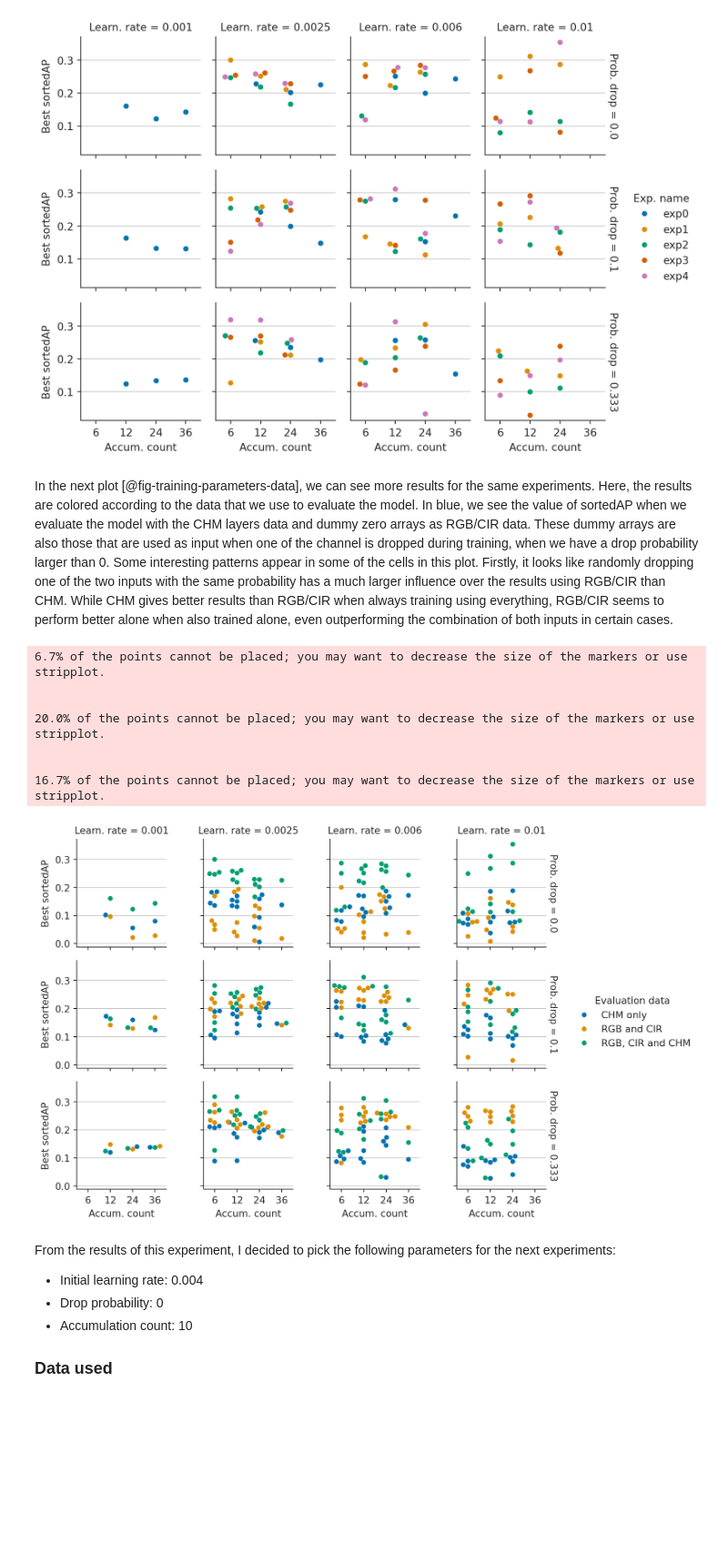
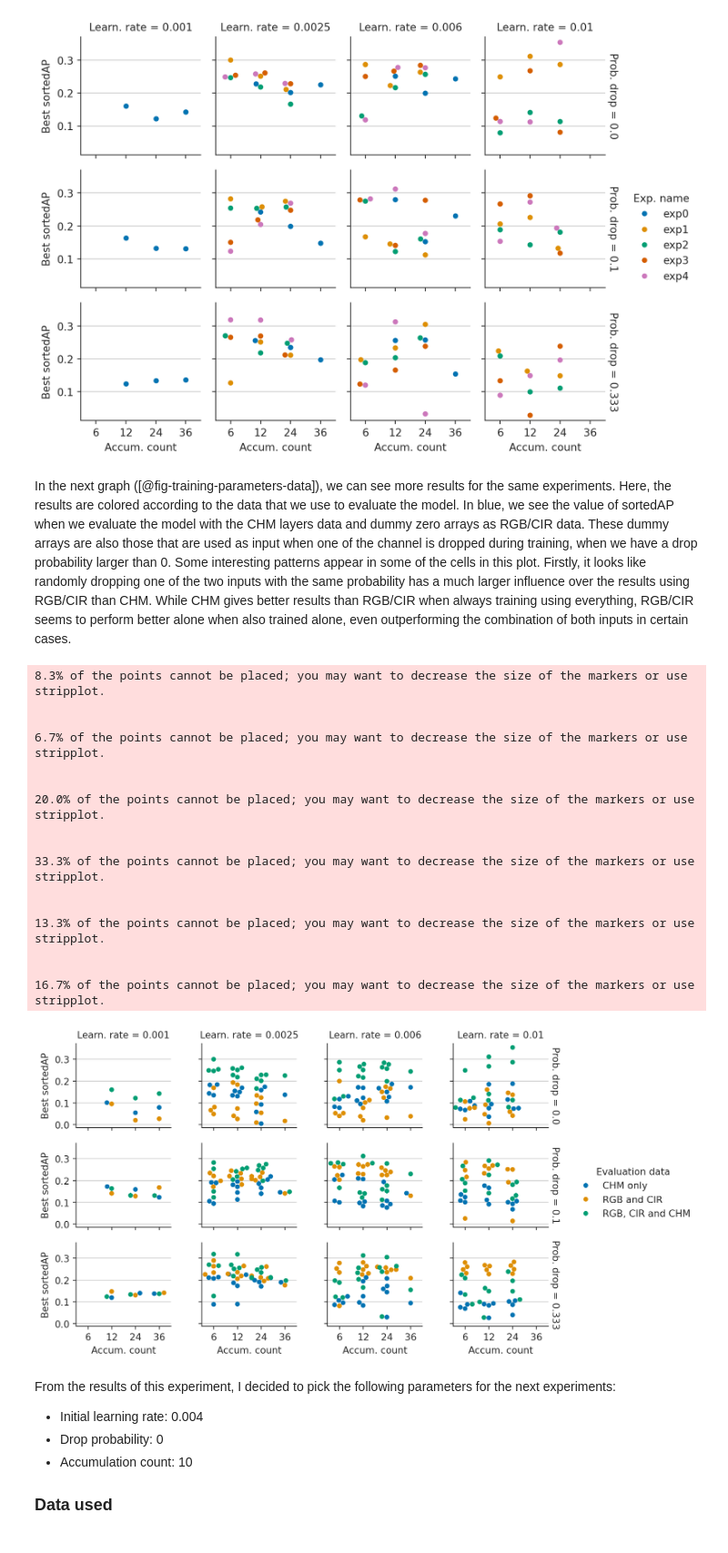
Before and after one commit to ZokszY/Geodan-internship-report, a Jupyter notebook: index.embed.ipynb, the cells around one changed output. Shown at 91% size. Drawn from its saved outputs; the diff is of its cells as text; code cells hidden in the pictures; blank space fills up the shorter version.

```diff
--- a/index.embed.ipynb
+++ b/index.embed.ipynb
@@ -299,46 +301,57 @@ sns.catplot(
 # %% [output]
 [figure]
 # %% [markdown]
-In the next plot \[@fig-training-parameters-data\], we can see more results for the same experiments. Here, the results are colored according to the data that we use to evaluate the model. In blue, we see the value of sortedAP when we evaluate the model with the CHM layers data and dummy zero arrays as RGB/CIR data. These dummy arrays are also those that are used as input when one of the channel is dropped during training, when we have a drop probability larger than 0. Some interesting patterns appear in some of the cells in this plot. Firstly, it looks like randomly dropping one of the two inputs with the same probability has a much larger influence over the results using RGB/CIR than CHM. While CHM gives better results than RGB/CIR when always training using everything, RGB/CIR seems to perform better alone when also trained alone, even outperforming the combination of both inputs in certain cases.
+In the next graph (\[@fig-training-parameters-data\]), we can see more results for the same experiments. Here, the results are colored according to the data that we use to evaluate the model. In blue, we see the value of sortedAP when we evaluate the model with the CHM layers data and dummy zero arrays as RGB/CIR data. These dummy arrays are also those that are used as input when one of the channel is dropped during training, when we have a drop probability larger than 0. Some interesting patterns appear in some of the cells in this plot. Firstly, it looks like randomly dropping one of the two inputs with the same probability has a much larger influence over the results using RGB/CIR than CHM. While CHM gives better results than RGB/CIR when always training using everything, RGB/CIR seems to perform better alone when also trained alone, even outperforming the combination of both inputs in certain cases.
 # %%
 import pandas as pd
 import seaborn as sns
+import matplotlib.pyplot as plt
 
 df = pd.read_csv("data/training_params_experiment_all.csv")
 df.sort_values(
     by=["proba_drop_chm", "Data used for evaluation"],
     inplace=True,
 )
 df["Prob. drop"] = df["proba_drop_chm"]
 df.rename(columns = {
     "accumulate": "Accum. count",
     "Data used for evaluation": "Evaluation data",
     "lr": "Learn. rate"
   },
   inplace=True)
 sns.set_style("ticks", {"axes.grid": True})
 sns.catplot(
     data=df,
     kind="swarm",
     x="Accum. count",
     y="Best sortedAP",
     hue="Evaluation data",
     col="Learn. rate",
     row="Prob. drop",
     margin_titles=True,
-    height=2,
-    aspect=1,
+    height=1.7,
+    aspect=1.2,
     palette="colorblind"
 )
+plt.show()
 # %% [output]
+8.3% of the points cannot be placed; you may want to decrease the size of the markers or use stripplot.
+
+
 6.7% of the points cannot be placed; you may want to decrease the size of the markers or use stripplot.
 
 
 20.0% of the points cannot be placed; you may want to decrease the size of the markers or use stripplot.
 
 
+33.3% of the points cannot be placed; you may want to decrease the size of the markers or use stripplot.
+
+
+13.3% of the points cannot be placed; you may want to decrease the size of the markers or use stripplot.
+
+
 16.7% of the points cannot be placed; you may want to decrease the size of the markers or use stripplot.
-[figure, old version]
+[figure, new version]
 # %% [markdown]
 From the results of this experiment, I decided to pick the following parameters for the next experiments:
 
```
Also changed, not shown: parts of 1 cell of this notebook, 20 other files.
